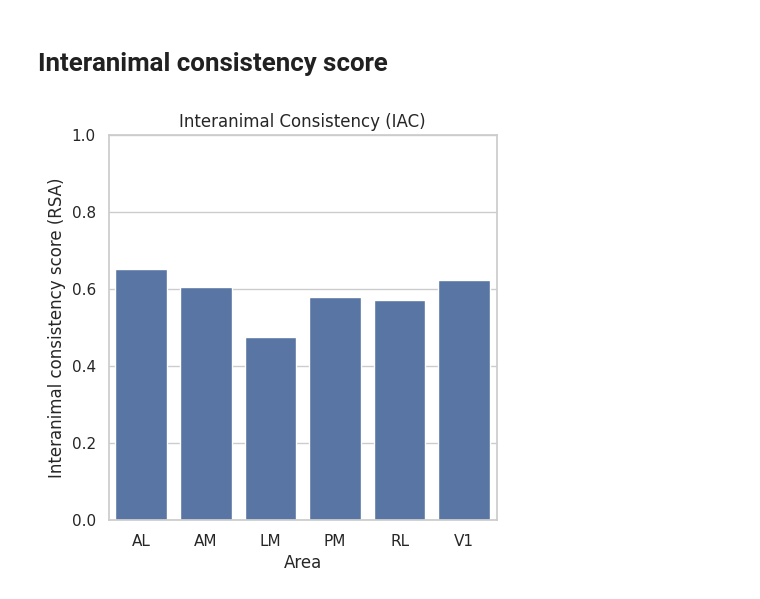
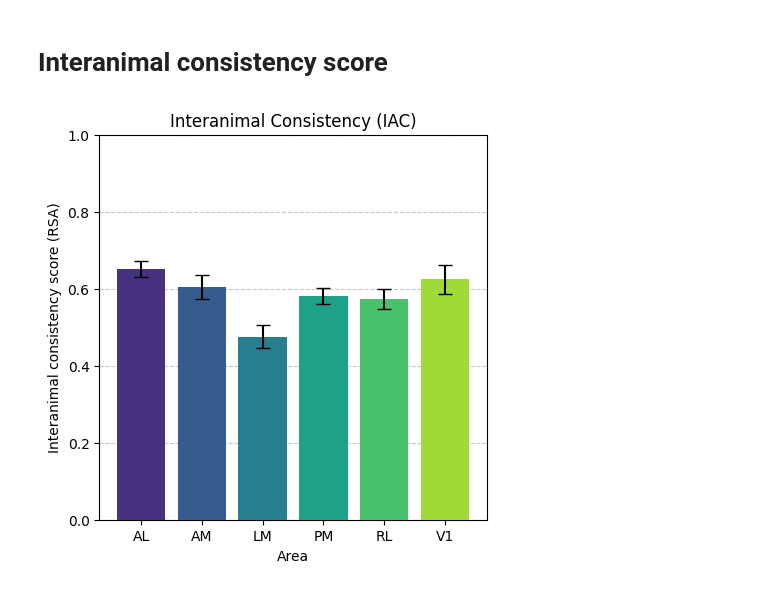
Before and after one commit to giovanni-lucarelli/mice-representation, a Jupyter notebook: neural-mapping/plot.ipynb, the cells around one changed output. Saved outputs shown, nothing was run; the diff lists cells and outputs as text; code cells hidden in the pictures.

Commit message:
consistency score and results

```diff
--- a/neural-mapping/plot.ipynb
+++ b/neural-mapping/plot.ipynb
@@ -13,16 +13,30 @@ iac = {
     "RL": 0.572874,
     "V1": 0.624521,
 }
+
+iac_sem = {
+    "AL": 0.020702,
+    "AM": 0.030429,
+    "LM": 0.030998,
+    "PM": 0.020412,
+    "RL": 0.026766,
+    "V1": 0.038263,
+}
 # %%
 areas = list(iac.keys())
 scores = [iac[a] for a in areas]
+errors = [iac_sem[a] for a in areas]
 
+# use matplotlib's bar so we can pass yerr directly
+x_pos = np.arange(len(areas))
 plt.figure(figsize=(5, 5))
-sns.barplot(x=areas, y=scores)
+plt.grid(True, axis='y', linestyle='--', alpha=0.7, zorder=0)
+plt.bar(x_pos, scores, yerr=errors, capsize=5, color=sns.color_palette("viridis", len(areas)), zorder=3)
+plt.xticks(x_pos, areas)
 plt.xlabel("Area")
 plt.ylabel("Interanimal consistency score (RSA)")
 plt.ylim(0, 1)
 plt.title("Interanimal Consistency (IAC)")
 plt.show()
 # %% [output]
-[figure, old version]
+[figure, new version]
```
Also changed, not shown: 8 other files.
